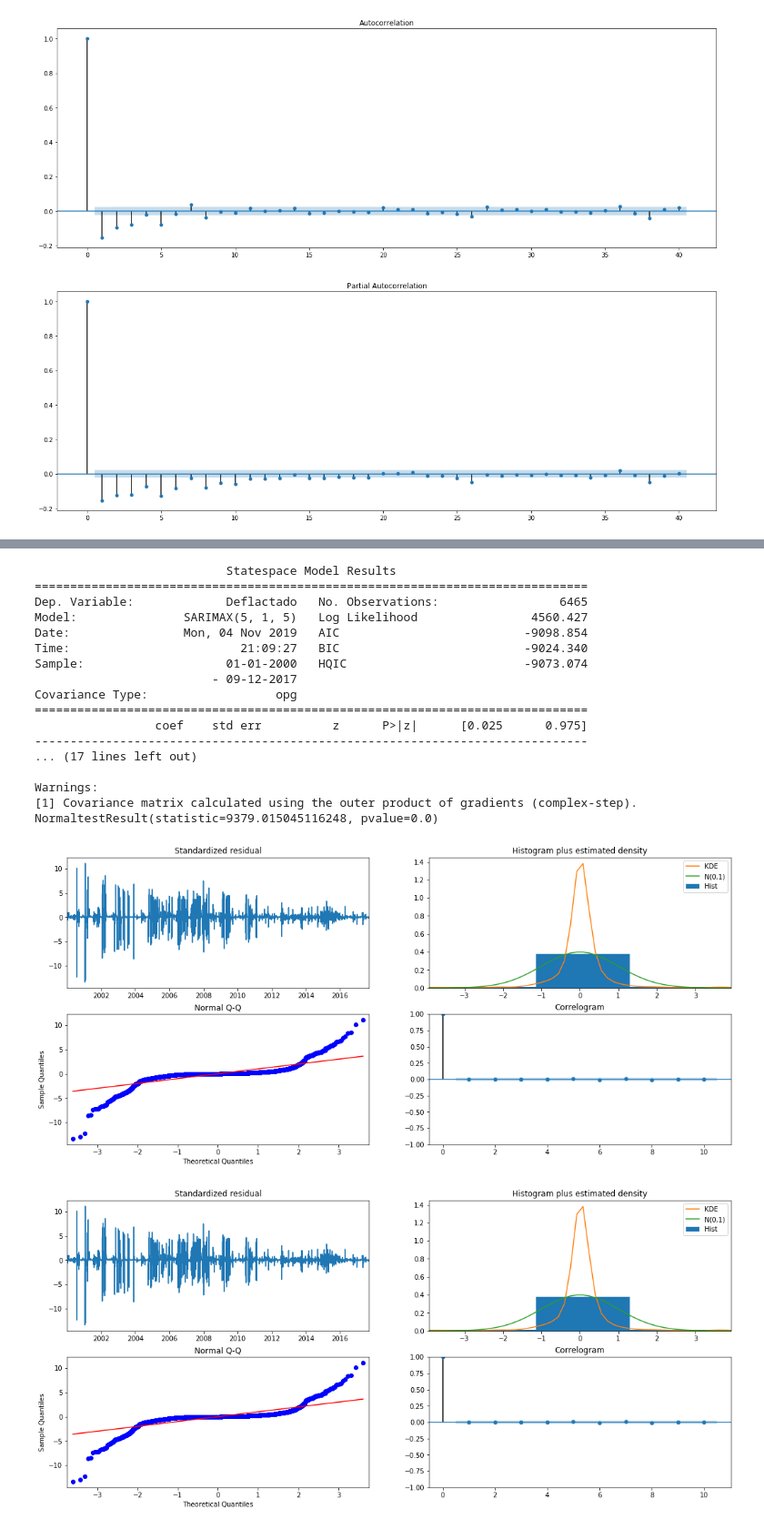
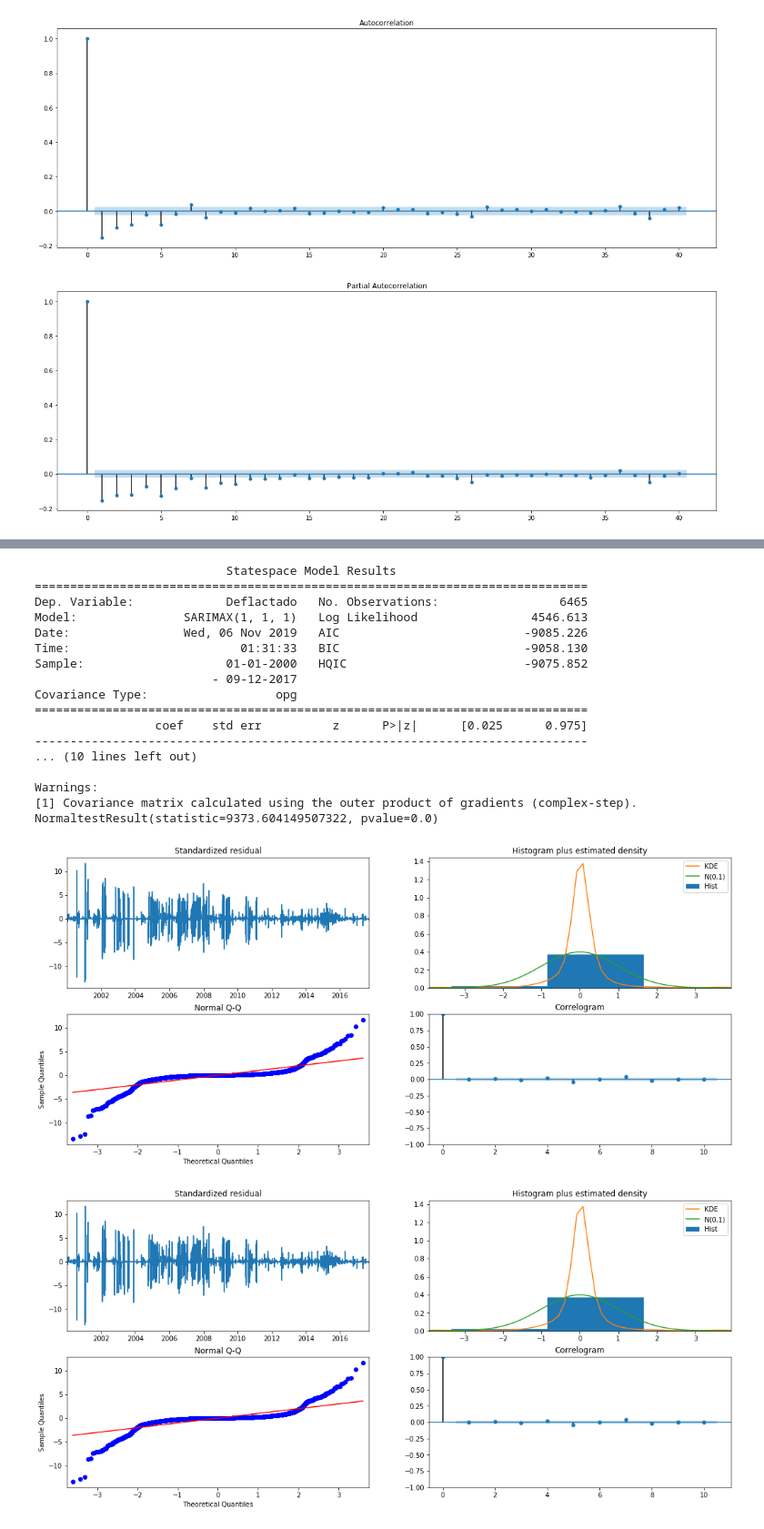
Before and after one commit to Vamarinpe/PAE, a Jupyter notebook: CodRecurso.ipynb, the cells around one changed output, grey strips where cells are left out. Shown at 91% size. Saved outputs shown, nothing was run; the diff lists cells and outputs as text; code cells hidden in the pictures.

```diff
--- a/CodRecurso.ipynb
+++ b/CodRecurso.ipynb
@@ -713,30 +728,30 @@ Warnings:
 # %%
 # MODELO IDENTIFICADO POR LA IDENTIFICACIÓN AUTOMATICA
-Modelo1Tebsab = sm.tsa.statespace.SARIMAX(M1TebsabLogA, order=(5,1,5)).fit(disp=False)
+Modelo1Tebsab = sm.tsa.statespace.SARIMAX(M1TebsabLogA, order=(1,1,1),trend='c').fit(disp=False)
 print(Modelo1Tebsab.summary())
 print(stats.normaltest(Modelo1Tebsab.resid))
 
 Modelo1Tebsab.plot_diagnostics(figsize=(18, 8))
 # %% [output]
                            Statespace Model Results
 ==============================================================================
 Dep. Variable:             Deflactado   No. Observations:                 6465
-Model:               SARIMAX(5, 1, 5)   Log Likelihood                4560.427
-Date:                Mon, 04 Nov 2019   AIC                          -9098.854
-Time:                        21:09:27   BIC                          -9024.340
-Sample:                    01-01-2000   HQIC                         -9073.074
+Model:               SARIMAX(1, 1, 1)   Log Likelihood                4546.613
+Date:                Wed, 06 Nov 2019   AIC                          -9085.226
+Time:                        01:31:33   BIC                          -9058.130
+Sample:                    01-01-2000   HQIC                         -9075.852
                          - 09-12-2017
 Covariance Type:                  opg
 ==============================================================================
                  coef    std err          z      P>|z|      [0.025      0.975]
 ------------------------------------------------------------------------------
-... (17 lines left out)
+... (10 lines left out)
 
 Warnings:
 [1] Covariance matrix calculated using the outer product of gradients (complex-step).
-NormaltestResult(statistic=9379.015045116248, pvalue=0.0)
+NormaltestResult(statistic=9373.604149507322, pvalue=0.0)
-[figure, old version]
+[figure, new version]
-[figure, old version]
+[figure, new version]
 # %%
 from sklearn.metrics import mean_squared_error
 M1TebsabLog['Ajuste'] = Modelo1Tebsab.fittedvalues
```
Also changed, not shown: parts of 11 cells of this notebook.
